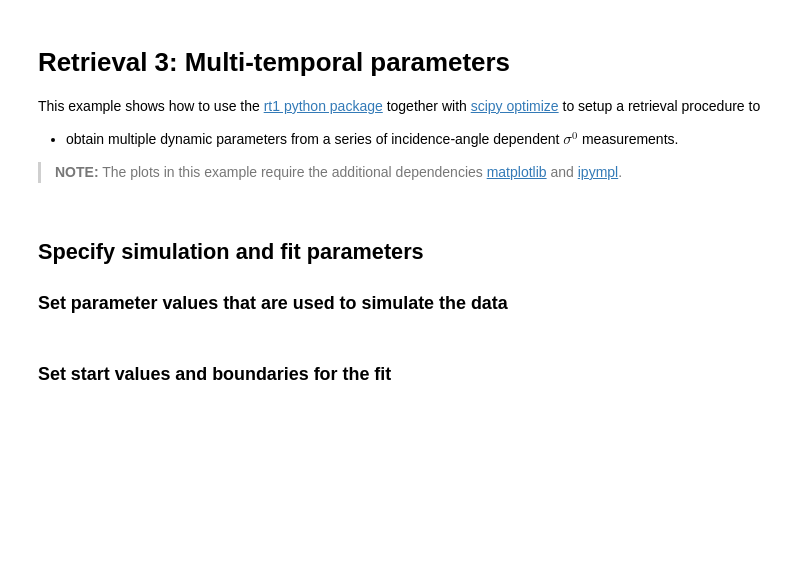
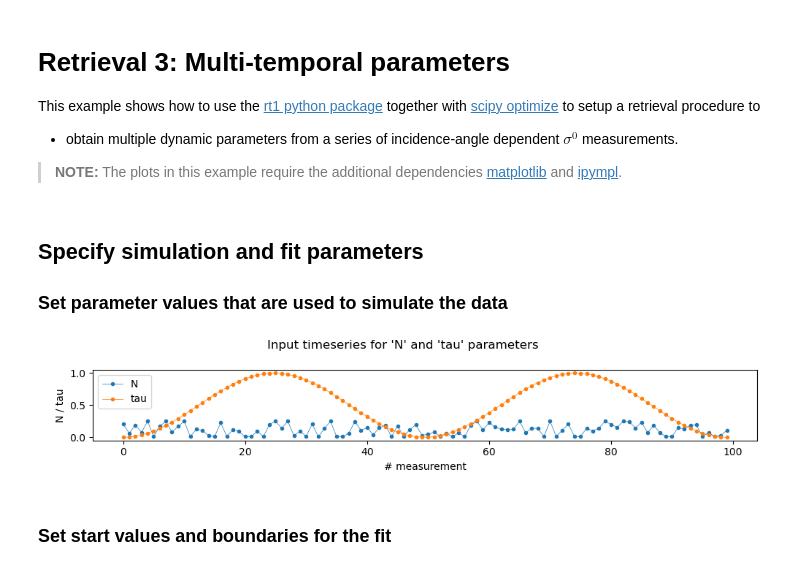
Before and after one commit to TUW-GEO/rt1_model, a Jupyter notebook: docs/examples/retrieval_3_multi_temporal.ipynb, the cells around one changed output. Drawn from its saved outputs; the diff is of its cells as text; code cells hidden in the pictures; blank space fills up the shorter version.

```diff
--- a/docs/examples/retrieval_3_multi_temporal.ipynb
+++ b/docs/examples/retrieval_3_multi_temporal.ipynb
@@ -29,6 +30,18 @@ tau = (np.sin(np.linspace(0, 2*np.pi, num))**2)[:,np.newaxis]   # Optical Depth
 
 sim_params = dict(tau=tau, omega=0.2, N=N)  # Simulation parameter values
 const_params = dict(t_s=0.4)                # Constant parameters (assumed to be known)
+# %%
+f, ax = plt.subplots(figsize=(10, 2))
+f.set_label(" ")
+f.suptitle(r"Input timeseries for 'N' and 'tau' parameters")
+ax.plot(N, marker=".", lw=0.5, label="N")
+ax.plot(tau, marker=".", lw=0.5, label="tau")
+ax.set_ylabel("N / tau")
+ax.set_xlabel("# measurement")
+ax.legend(loc="upper left")
+f.tight_layout()
+# %% [output]
+[figure, added]
 # %% [markdown]
 ### Set start values and boundaries for the fit
 # %%
```
Also changed, not shown: parts of 5 cells of this notebook, 3 other files.
